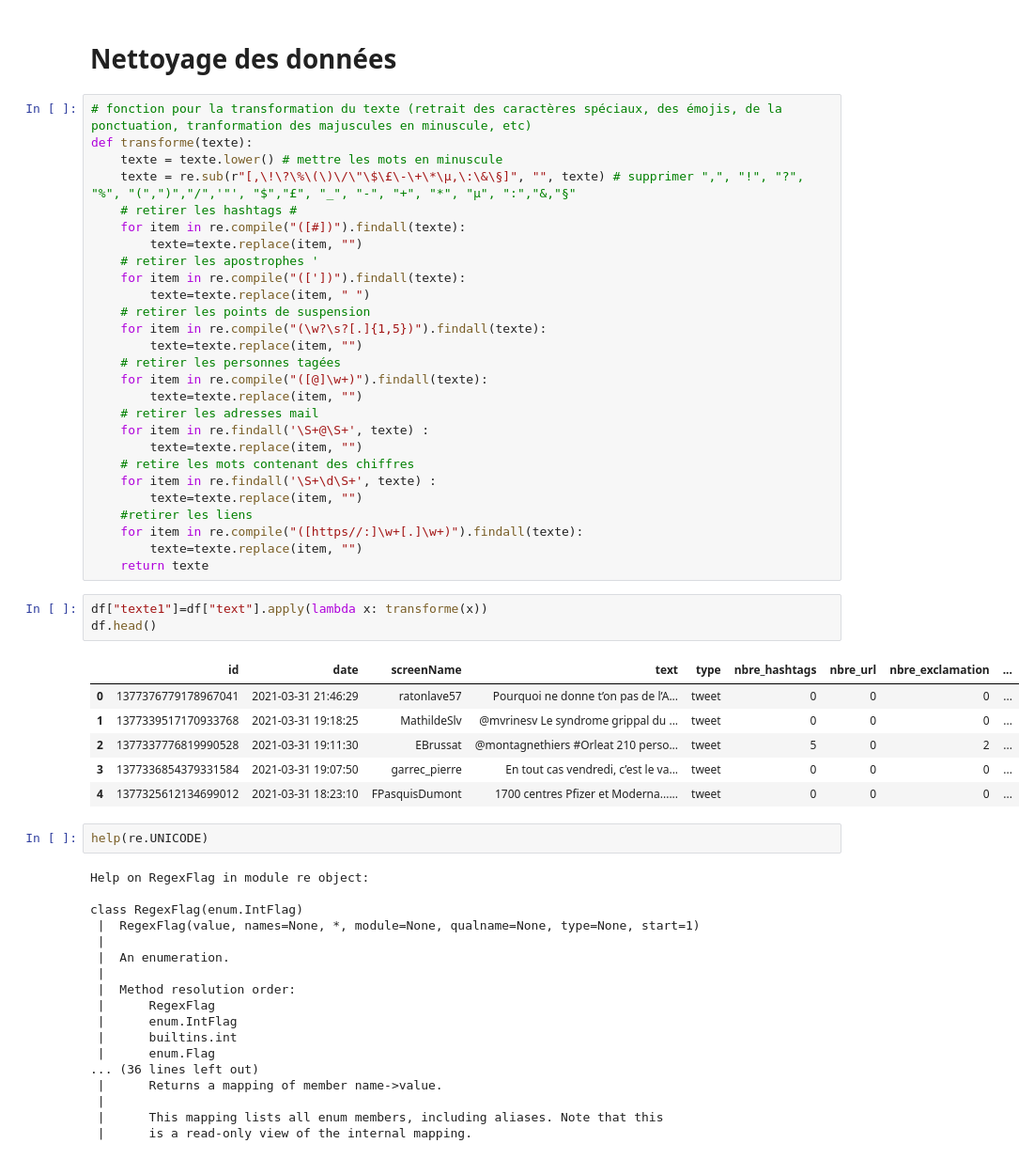
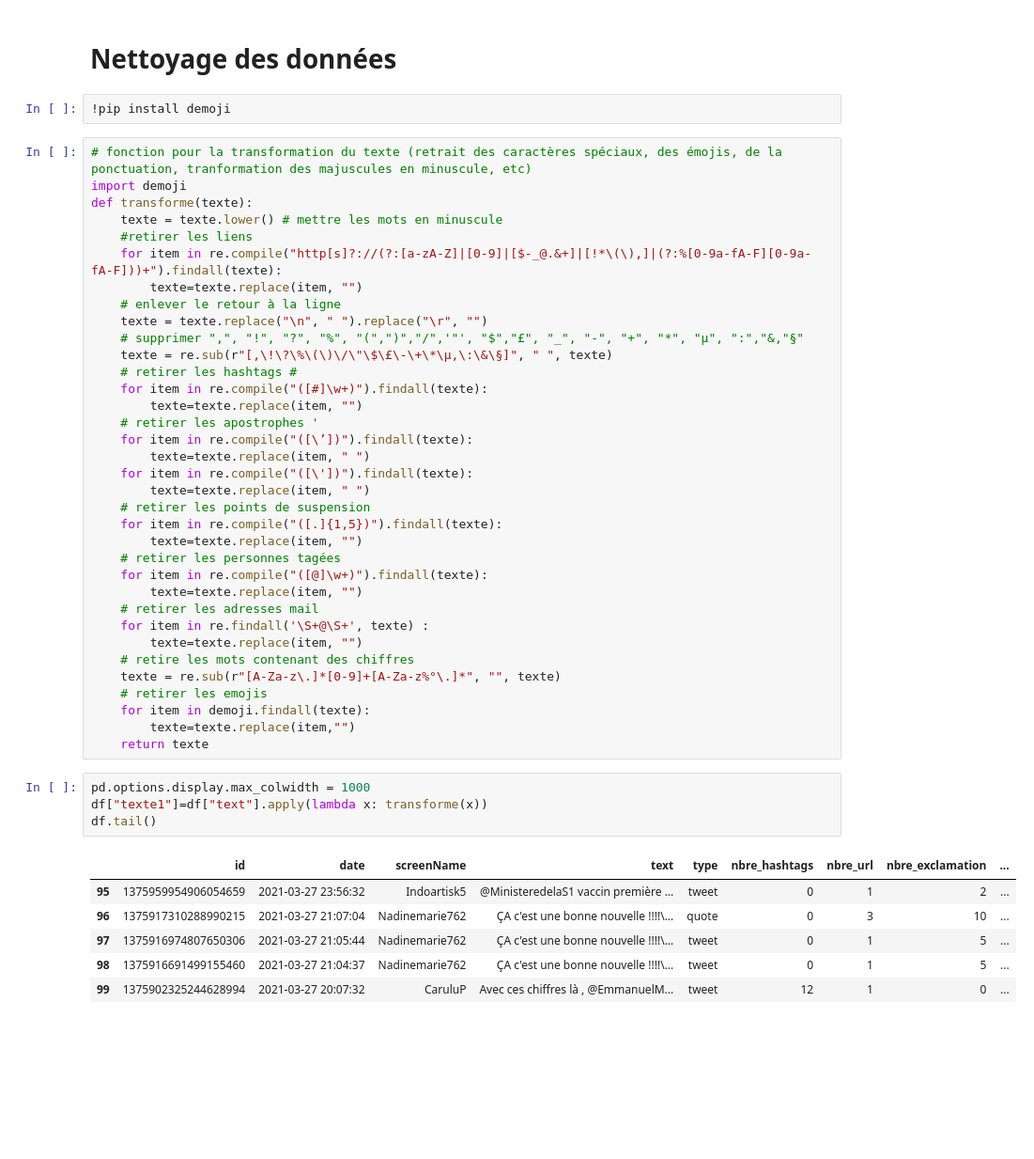
Before and after one commit to konkinit/sentiment_analysis, a Jupyter notebook: Notebook_Analyse.ipynb, the cells around one changed output. Shown at 94% size. Cells and saved outputs as stored; diff of their text form; blank space fills up the shorter version.

```diff
--- a/Notebook_Analyse.ipynb
+++ b/Notebook_Analyse.ipynb
@@ -97,19 +97,30 @@ df.head()
 | 4 | 1377325612134699012 | 2021-03-31 18:23:10 | FPasquisDumont | 1700 centres Pfizer et Moderna...... | tweet | 0 | 0 | 0 | ... |
 # %% [markdown]
 # Nettoyage des données
+# %%
+!pip install demoji
 # %%
 # fonction pour la transformation du texte (retrait des caractères spéciaux, des émojis, de la ponctuation, tranformation des majuscules en minuscule, etc)
+import demoji
 def transforme(texte):
     texte = texte.lower() # mettre les mots en minuscule
-    texte = re.sub(r"[,\!\?\%\(\)\/\"\$\£\-\+\*\µ,\:\&\§]", "", texte) # supprimer ",", "!", "?", "%", "(",")","/",'"', "$","£", "_", "-", "+", "*", "µ", ":","&,"§"
+    #retirer les liens
+    for item in re.compile("http[s]?://(?:[a-zA-Z]|[0-9]|[$-_@.&+]|[!*\(\),]|(?:%[0-9a-fA-F][0-9a-fA-F]))+").findall(texte):
+        texte=texte.replace(item, "")
+    # enlever le retour à la ligne
+    texte = texte.replace("\n", " ").replace("\r", "")
+    # supprimer ",", "!", "?", "%", "(",")","/",'"', "$","£", "_", "-", "+", "*", "µ", ":","&,"§"
+    texte = re.sub(r"[,\!\?\%\(\)\/\"\$\£\-\+\*\µ,\:\&\§]", " ", texte)
     # retirer les hashtags #
-    for item in re.compile("([#])").findall(texte):
+    for item in re.compile("([#]\w+)").findall(texte):
         texte=texte.replace(item, "")
     # retirer les apostrophes '
-    for item in re.compile("(['])").findall(texte):
+    for item in re.compile("([\’])").findall(texte):
+        texte=texte.replace(item, " ")
+    for item in re.compile("([\'])").findall(texte):
         texte=texte.replace(item, " ")
     # retirer les points de suspension
-    for item in re.compile("(\w?\s?[.]{1,5})").findall(texte):
+    for item in re.compile("([.]{1,5})").findall(texte):
         texte=texte.replace(item, "")
     # retirer les personnes tagées
     for item in re.compile("([@]\w+)").findall(texte):
@@ -118,41 +129,21 @@ def transforme(texte):
     for item in re.findall('\S+@\S+', texte) :
         texte=texte.replace(item, "")
     # retire les mots contenant des chiffres
-    for item in re.findall('\S+\d\S+', texte) :
-        texte=texte.replace(item, "")
-    #retirer les liens
-    for item in re.compile("([https//:]\w+[.]\w+)").findall(texte):
-        texte=texte.replace(item, "")
+    texte = re.sub(r"[A-Za-z\.]*[0-9]+[A-Za-z%°\.]*", "", texte)
+    # retirer les emojis
+    for item in demoji.findall(texte):
+        texte=texte.replace(item,"")
     return texte
 # %%
+pd.options.display.max_colwidth = 1000
 df["texte1"]=df["text"].apply(lambda x: transforme(x))
-df.head()
+df.tail()
 # %% [output]
 |  | id | date | screenName | text | type | nbre_hashtags | nbre_url | nbre_exclamation | ... |
-| 0 | 1377376779178967041 | 2021-03-31 21:46:29 | ratonlave57 | Pourquoi ne donne t’on pas de l’A... | tweet | 0 | 0 | 0 | ... |
-| 1 | 1377339517170933768 | 2021-03-31 19:18:25 | MathildeSlv | @mvrinesv Le syndrome grippal du ... | tweet | 0 | 0 | 0 | ... |
-| 2 | 1377337776819990528 | 2021-03-31 19:11:30 | EBrussat | @montagnethiers #Orleat 210 perso... | tweet | 5 | 0 | 2 | ... |
-| 3 | 1377336854379331584 | 2021-03-31 19:07:50 | garrec_pierre | En tout cas vendredi, c’est le va... | tweet | 0 | 0 | 0 | ... |
-| 4 | 1377325612134699012 | 2021-03-31 18:23:10 | FPasquisDumont | 1700 centres Pfizer et Moderna...... | tweet | 0 | 0 | 0 | ... |
+| 95 | 1375959954906054659 | 2021-03-27 23:56:32 | Indoartisk5 | @MinisteredelaS1 vaccin première ... | tweet | 0 | 1 | 2 | ... |
+| 96 | 1375917310288990215 | 2021-03-27 21:07:04 | Nadinemarie762 | ÇA c'est une bonne nouvelle !!!!\... | quote | 0 | 3 | 10 | ... |
+| 97 | 1375916974807650306 | 2021-03-27 21:05:44 | Nadinemarie762 | ÇA c'est une bonne nouvelle !!!!\... | tweet | 0 | 1 | 5 | ... |
+| 98 | 1375916691499155460 | 2021-03-27 21:04:37 | Nadinemarie762 | ÇA c'est une bonne nouvelle !!!!\... | tweet | 0 | 1 | 5 | ... |
+| 99 | 1375902325244628994 | 2021-03-27 20:07:32 | CaruluP | Avec ces chiffres là , @EmmanuelM... | tweet | 12 | 1 | 0 | ... |
-# %%
-help(re.UNICODE)
-# %% [output]
-Help on RegexFlag in module re object:
-
-class RegexFlag(enum.IntFlag)
- |  RegexFlag(value, names=None, *, module=None, qualname=None, type=None, start=1)
- |
- |  An enumeration.
- |
- |  Method resolution order:
- |      RegexFlag
- |      enum.IntFlag
- |      builtins.int
- |      enum.Flag
-... (36 lines left out)
- |      Returns a mapping of member name->value.
- |
- |      This mapping lists all enum members, including aliases. Note that this
- |      is a read-only view of the internal mapping.
 # %%
 # Tokenisation en considérant un token comme un mot
```
Also changed, not shown: parts of 10 cells of this notebook.
